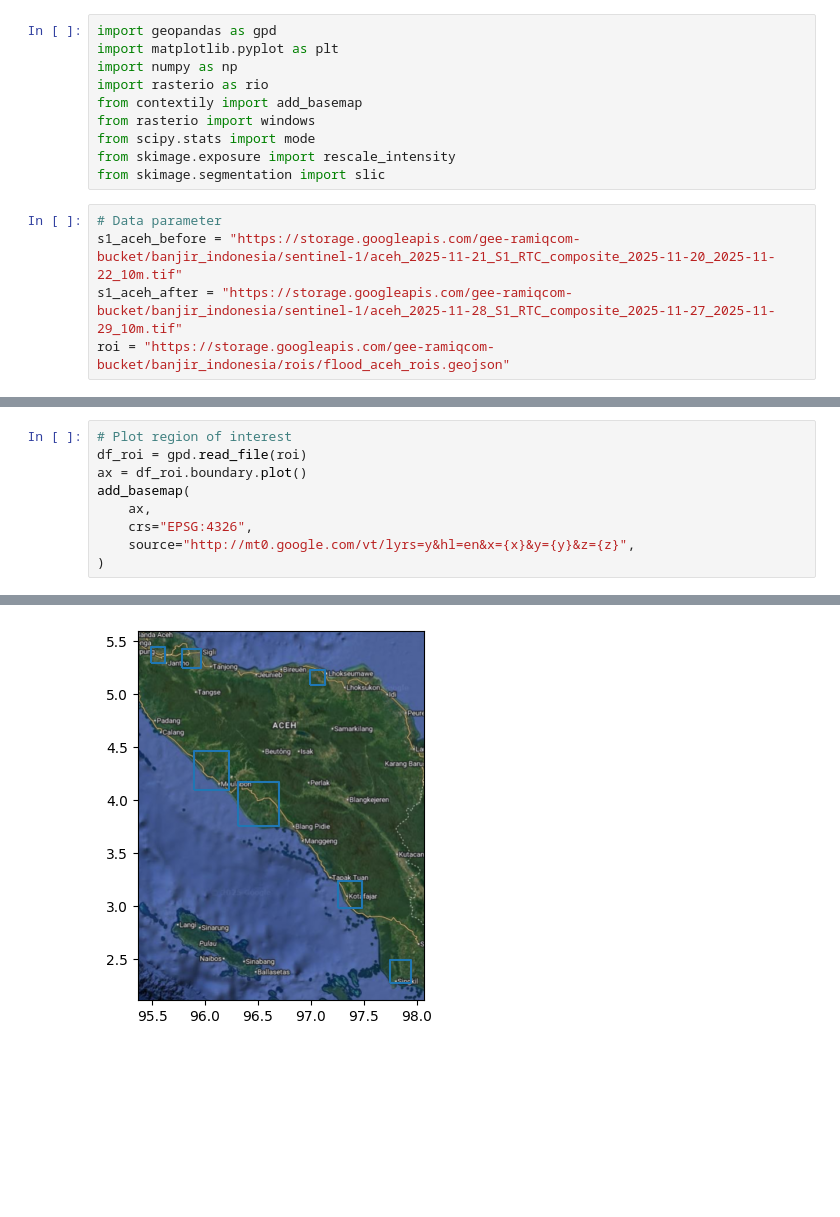
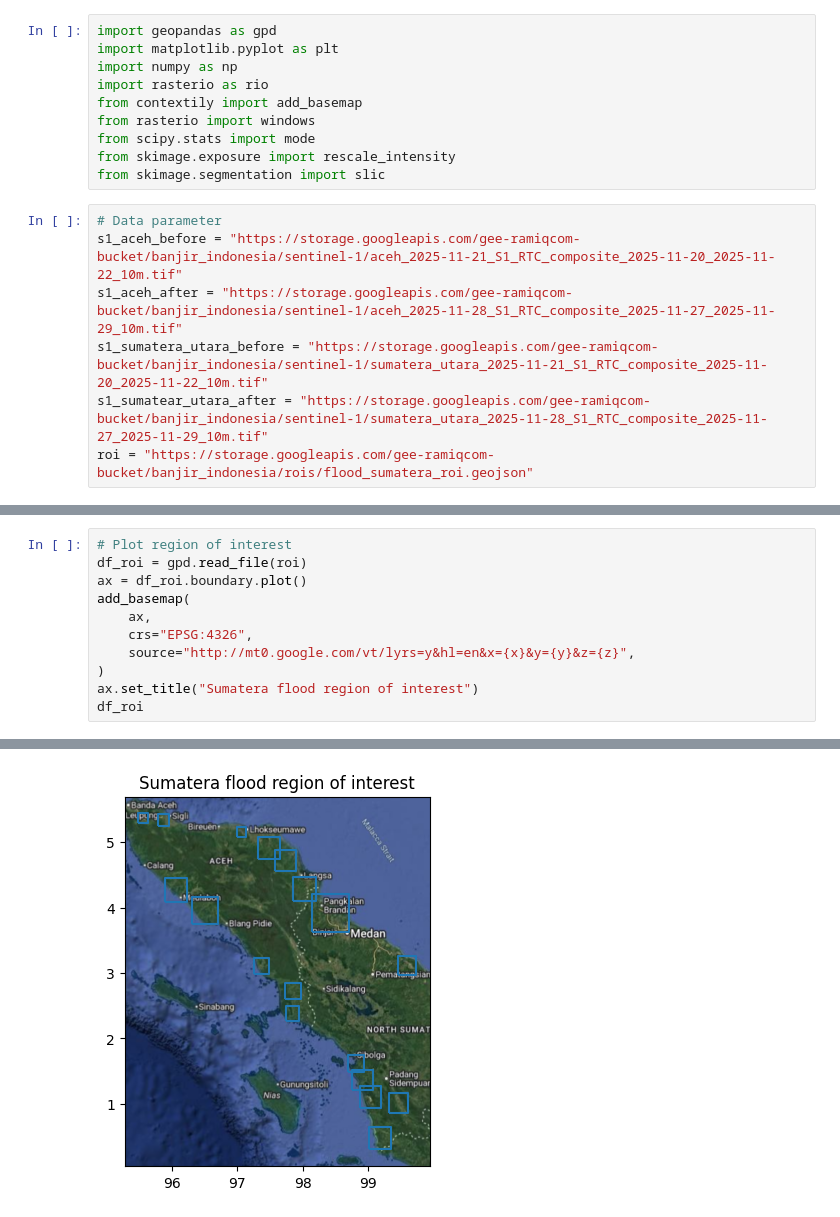
Before and after one commit to ramiqcom/remote-sensing-python, a Jupyter notebook: notebook/flood_sumatera_nov_2025/notebook.ipynb, the cells around one changed output, grey strips where cells are left out. Saved outputs shown, nothing was run; the diff lists cells and outputs as text; blank space fills up the shorter version.

```diff
--- a/notebook/flood_sumatera_nov_2025/notebook.ipynb
+++ b/notebook/flood_sumatera_nov_2025/notebook.ipynb
@@ -12,7 +12,9 @@ from skimage.segmentation import slic
 # Data parameter
 s1_aceh_before = "https://storage.googleapis.com/gee-ramiqcom-bucket/banjir_indonesia/sentinel-1/aceh_2025-11-21_S1_RTC_composite_2025-11-20_2025-11-22_10m.tif"
 s1_aceh_after = "https://storage.googleapis.com/gee-ramiqcom-bucket/banjir_indonesia/sentinel-1/aceh_2025-11-28_S1_RTC_composite_2025-11-27_2025-11-29_10m.tif"
-roi = "https://storage.googleapis.com/gee-ramiqcom-bucket/banjir_indonesia/rois/flood_aceh_rois.geojson"
+s1_sumatera_utara_before = "https://storage.googleapis.com/gee-ramiqcom-bucket/banjir_indonesia/sentinel-1/sumatera_utara_2025-11-21_S1_RTC_composite_2025-11-20_2025-11-22_10m.tif"
+s1_sumatear_utara_after = "https://storage.googleapis.com/gee-ramiqcom-bucket/banjir_indonesia/sentinel-1/sumatera_utara_2025-11-28_S1_RTC_composite_2025-11-27_2025-11-29_10m.tif"
+roi = "https://storage.googleapis.com/gee-ramiqcom-bucket/banjir_indonesia/rois/flood_sumatera_roi.geojson"
 # %%
 # Data dictionary
 data_dict = [
@@ -28,4 +42,6 @@ add_basemap(
     crs="EPSG:4326",
     source="http://mt0.google.com/vt/lyrs=y&hl=en&x={x}&y={y}&z={z}",
 )
+ax.set_title("Sumatera flood region of interest")
+df_roi
 # %% [output]
@@ -32,3 +65,3 @@ add_basemap(
-[figure, old version]
+[figure, new version]
 # %%
 # selected_roi
```
Also changed, not shown: parts of 3 cells of this notebook, 1 other file.
